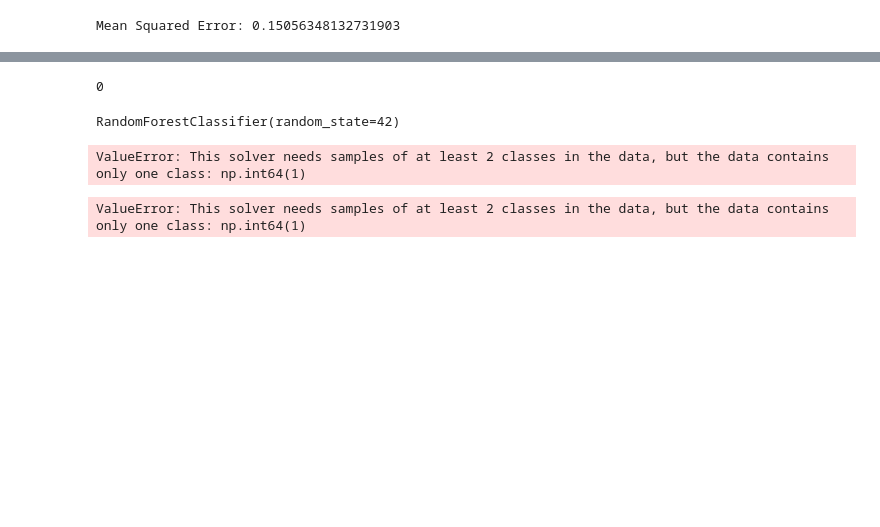
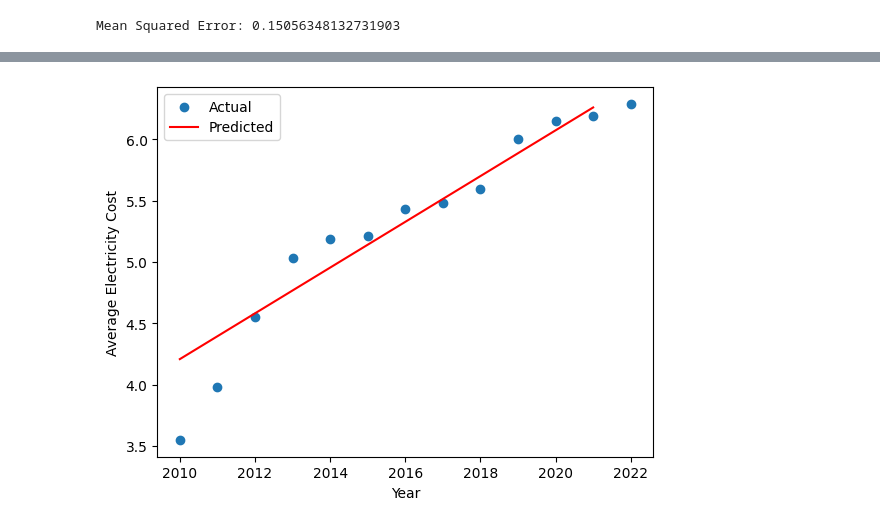
Before and after one commit to jayantxchauhan/India-Energy-Analytics-Model, a Jupyter notebook: PREDICTION_2.ipynb, the cells around one changed output, grey strips where cells are left out. Saved outputs shown, nothing was run; the diff lists cells and outputs as text; code cells hidden in the pictures; blank space fills up the shorter version.

```diff
--- a/PREDICTION_2.ipynb
+++ b/PREDICTION_2.ipynb
@@ -22,2 +29,2 @@ Note: you may need to restart the kernel to use updated packages.
 # %%
-df = pd.read_csv('/Users/stone/Documents/GitHub/India-Energy-Analytics-Model/Book.csv')
+data = pd.read_csv('/Users/stone/Documents/GitHub/India-Energy-Analytics-Model/Book.csv')
@@ -36,4 +31,7 @@ from sklearn.metrics import accuracy_score
 # %%
-X = df.drop('Average Electricity Cost', axis=1)  # Features
-y = df['Average Electricity Cost']  # Target variable
+data.set_index('Year', inplace=True)
+
+X = data.index.values.reshape(-1, 1)  # Features (Year)
+y = data['Average Electricity Cost'].values  # Target variable
+
 X_train, X_test, y_train, y_test = train_test_split(X, y, test_size=0.2, random_state=42)
@@ -92,27 +54,0 @@ dtype: int64
-# %%
-print(df['Price_Change'].isnull().sum())
-# %% [output]
-0
-# %%
-from sklearn.ensemble import RandomForestClassifier
-from sklearn.svm import SVC
-
-# Example with Random Forest
-model = RandomForestClassifier(random_state=42)
-model.fit(X_train, y_train)
-# %% [output]
-RandomForestClassifier(random_state=42)
-# %%
-# Assuming your DataFrame is named 'df' and has columns 'Average Electricity Cost' and 'Previous_Price'
-
-df['Price_Change'] = np.where(df['Average Electricity Cost'] > df['Previous_Price'], 1, 0)
-
-X_train, X_test, y_train, y_test = train_test_split(X, y, test_size=0.2, random_state=42)
-model = LogisticRegression()  # Or consider Random Forest or SVM if data is imbalanced
-model.fit(X_train, y_train)
-y_pred = model.predict(X_test)
-accuracy = accuracy_score(y_test, y_pred)
-
-print(accuracy)  # Print the model's accuracy
-# %% [output]
-ValueError: This solver needs samples of at least 2 classes in the data, but the data contains only one class: np.int64(1)
@@ -127,16 +55,10 @@ df['Price_Change'] = np.where(df['Average Electricity Cost'].isna(), 0,  #
-# %%
-X = df[['Year', 'Average Electricity Cost']]  # Replace with your features
-y = df['Price_Change']
-
-# Split data
-X_train, X_test, y_train, y_test = train_test_split(X, y, test_size=0.2, random_state=42)
-
-model = LogisticRegression()
-model.fit(X_train, y_train)
-
-y_pred = model.predict(X_test)
-
-accuracy = accuracy_score(y_test, y_pred)
-print("Accuracy:", accuracy)
-# %% [output]
-ValueError: This solver needs samples of at least 2 classes in the data, but the data contains only one class: np.int64(1)
+# %%
+#Visualizing the data and predictions
+plt.scatter(X, y, label='Actual')
+plt.plot(X_test, y_pred, color='red', label='Predicted')
+plt.xlabel('Year')
+plt.ylabel('Average Electricity Cost')
+plt.legend()
+plt.show()
+# %% [output]
+[figure, added]
```
Also changed, not shown: parts of 15 cells of this notebook.
